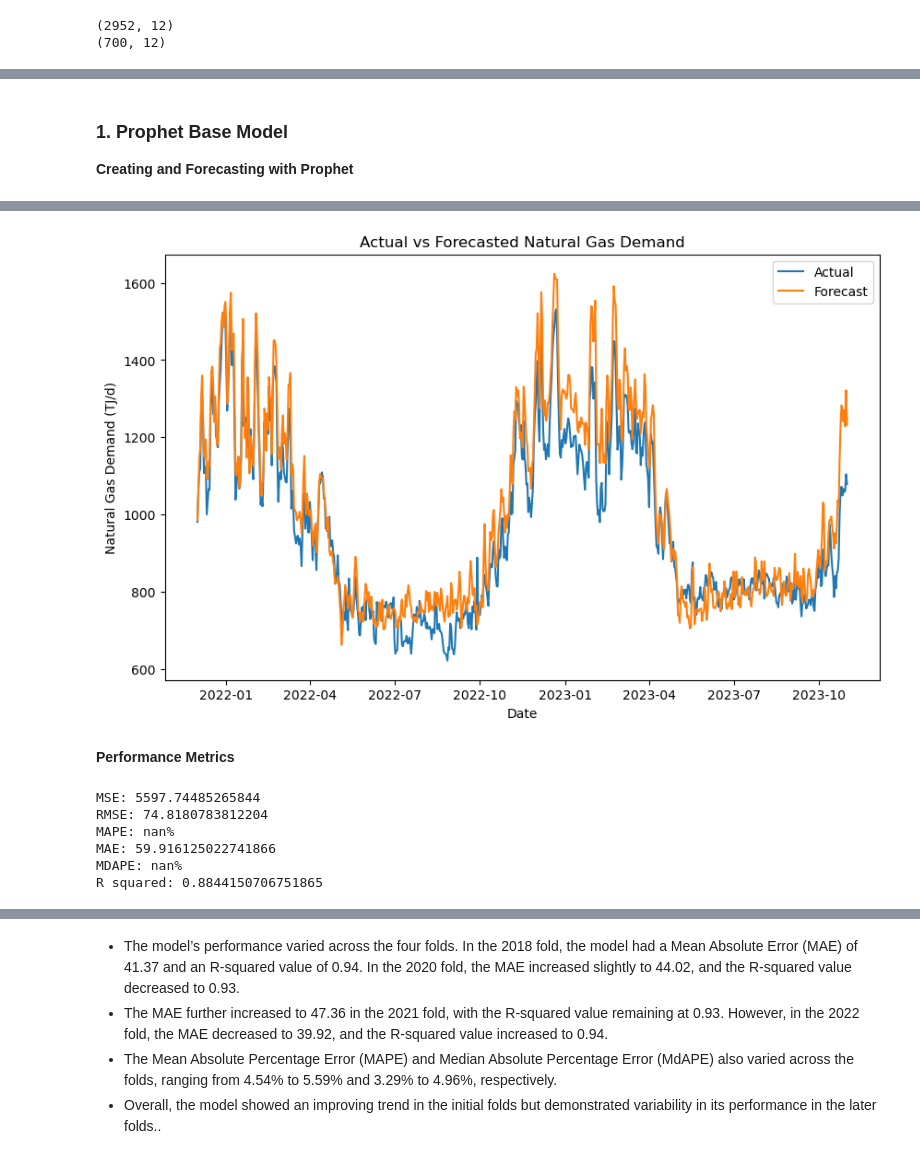
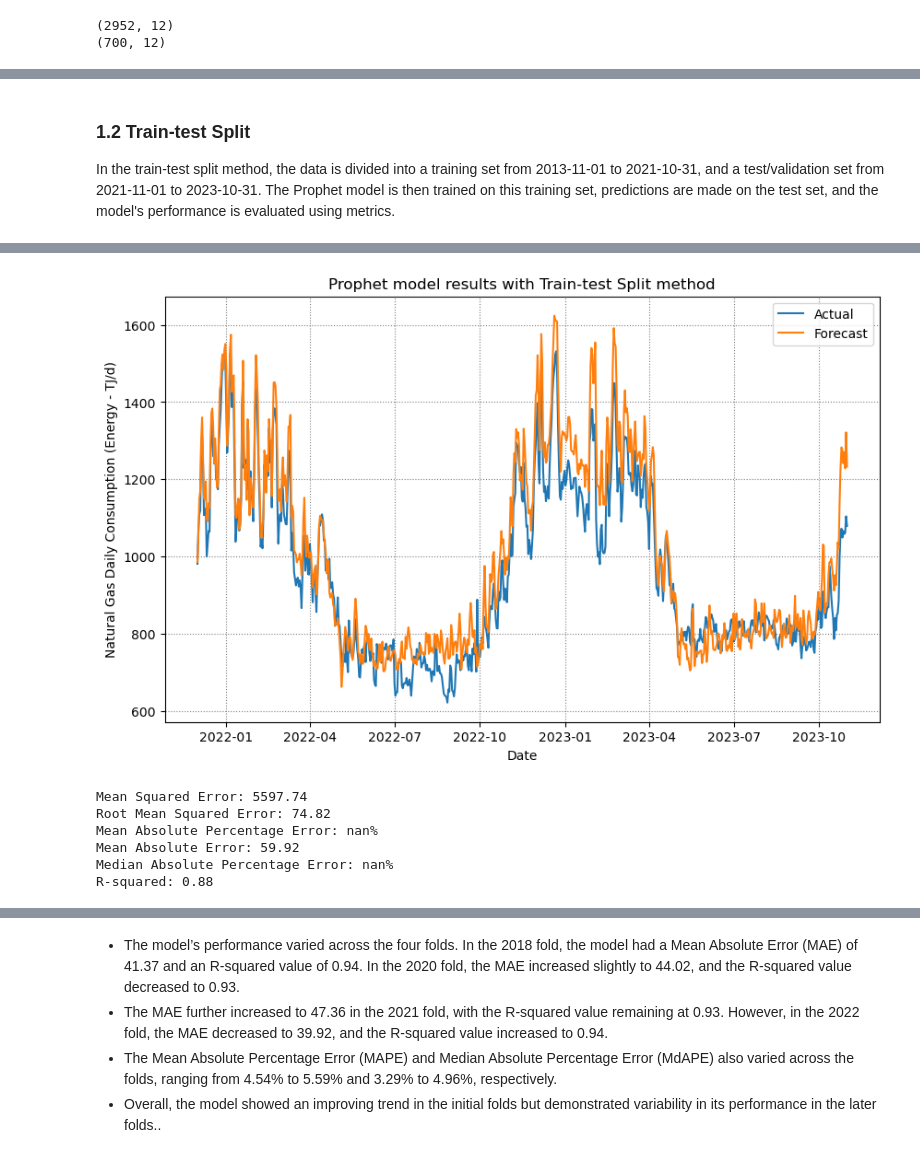
Before and after one commit to Nathan-13/Capstone-Project_Forecasting-Natural-Gas-Demand, a Jupyter notebook: Notebooks/model_building.ipynb, the cells around one changed output, grey strips where cells are left out. Saved outputs shown, nothing was run; the diff lists cells and outputs as text; code cells hidden in the pictures.

```diff
--- a/Notebooks/model_building.ipynb
+++ b/Notebooks/model_building.ipynb
@@ -52,3 +62,3 @@ In this step, the model development include a base Prophet model using the train
 # %% [markdown]
-### 1. Prophet Base Model
-**Creating and Forecasting with Prophet**
+### 1.2 Train-test Split
+In the train-test split method, the data is divided into a training set from 2013-11-01 to 2021-10-31, and a test/validation set from 2021-11-01 to 2023-10-31. The Prophet model is then trained on this training set, predictions are made on the test set, and the model's performance is evaluated using metrics.
@@ -63,8 +65,17 @@ test_df1.rename(columns={'DATE': 'ds', 'NG_DEMAND': 'y'}, inplace=True)
 # %%
 # Importing the necessary libraries and modules
+from sklearn.metrics import mean_squared_error, mean_absolute_error, r2_score
 from sklearn.base import BaseEstimator, RegressorMixin
 from prophet import Prophet
 import matplotlib.pyplot as plt
+
+# Let's do the transformation required for using fbProphet in the training dataset: columns ds (Date) and y (value)
+train_df1 = train_df.copy()
+train_df1.rename(columns={'DATE': 'ds', 'NG_DEMAND': 'y'}, inplace=True)
+
+# Let's do the transformation required for using fbProphet in the validation dataset: columns ds (Date) and y (value)
+test_df1 = validation_df.copy()
+test_df1.rename(columns={'DATE': 'ds', 'NG_DEMAND': 'y'}, inplace=True)
 
 # Defining a wrapper class for the Prophet model
 class ProphetWrapper(BaseEstimator, RegressorMixin):
@@ -111,9 +122,29 @@ forecast1['ds'] = pd.to_datetime(forecast1['ds'])
 plt.figure(figsize=(10, 6))
 plt.plot(test_df1['ds'], test_df1['y'], label='Actual')
 plt.plot(forecast1['ds'], forecast1['yhat'], label='Forecast')
-plt.title('Actual vs Forecasted Natural Gas Demand')
+plt.title('Prophet model results with Train-test Split method')
 plt.xlabel('Date')
-plt.ylabel('Natural Gas Demand (TJ/d)')
+plt.ylabel('Natural Gas Daily Consumption (Energy - TJ/d)')
+plt.grid(linestyle=":", color='grey')
 plt.legend()
 plt.show()
+
+# Assuming y_true is the actual values and y_pred is the predicted values
+y_true = test_df1['y']
+y_pred = forecast1['yhat']
+
+mse_bp = mean_squared_error(y_true, y_pred)     # Calculate Mean Squared Error (MSE)
+rmse_bp = np.sqrt(mse_bp)     # Calculate Root Mean Squared Error (RMSE
+mape_bp = np.mean(np.abs((y_true - y_pred) / y_true)) * 100     # Calculate Mean Absolute Percentage Error (MAPE)
+mae_bp = mean_absolute_error(y_true, y_pred)     # Calculate Mean Absolute Error (MAE)
+mdape_bp = np.median(np.abs((y_true - y_pred) / y_true)) * 100       # Calculate Median Absolute Percentage Error (MDAPE)
+r2_bp = r2_score(y_true, y_pred)     # Calculate R squared
+
+# Print the performance metrics
+print(f"Mean Squared Error: {mse_bp:.2f}")
+print(f"Root Mean Squared Error: {rmse_bp:.2f}")
+print(f"Mean Absolute Percentage Error: {mape_bp:.2f}%")
+print(f"Mean Absolute Error: {mae_bp:.2f}")
+print(f"Median Absolute Percentage Error: {mdape_bp:.2f}%")
+print(f"R-squared: {r2_bp:.2f}")
 # %% [output]
@@ -122,33 +153,8 @@ plt.show()
-[figure, old version]
+[figure, new version]
+Mean Squared Error: 5597.74
+Root Mean Squared Error: 74.82
+Mean Absolute Percentage Error: nan%
+Mean Absolute Error: 59.92
+Median Absolute Percentage Error: nan%
+R-squared: 0.88
-# %% [markdown]
-**Performance Metrics**
-# %%
-# Import necessary libraries
-from sklearn.metrics import mean_squared_error, mean_absolute_error, r2_score
-
-# Assuming y_true is the actual values and y_pred is the predicted values
-y_true = test_df1['y']
-y_pred = forecast1['yhat']
-
-mse = mean_squared_error(y_true, y_pred)     # Calculate Mean Squared Error (MSE)
-rmse = np.sqrt(mse)     # Calculate Root Mean Squared Error (RMSE
-mape = np.mean(np.abs((y_true - y_pred) / y_true)) * 100     # Calculate Mean Absolute Percentage Error (MAPE)
-mae = mean_absolute_error(y_true, y_pred)     # Calculate Mean Absolute Error (MAE)
-mdape = np.median(np.abs((y_true - y_pred) / y_true)) * 100       # Calculate Median Absolute Percentage Error (MDAPE)
-r2 = r2_score(y_true, y_pred)     # Calculate R squared
-
-# Print the performance metrics
-print(f"MSE: {mse}")
-print(f"RMSE: {rmse}")
-print(f"MAPE: {mape}%")
-print(f"MAE: {mae}")
-print(f"MDAPE: {mdape}%")
-print(f"R squared: {r2}")
-# %% [output]
-MSE: 5597.74485265844
-RMSE: 74.8180783812204
-MAPE: nan%
-MAE: 59.916125022741866
-MDAPE: nan%
-R squared: 0.8844150706751865
 # %% [markdown]
```
Also changed, not shown: parts of 90 cells of this notebook, 46 other files.
